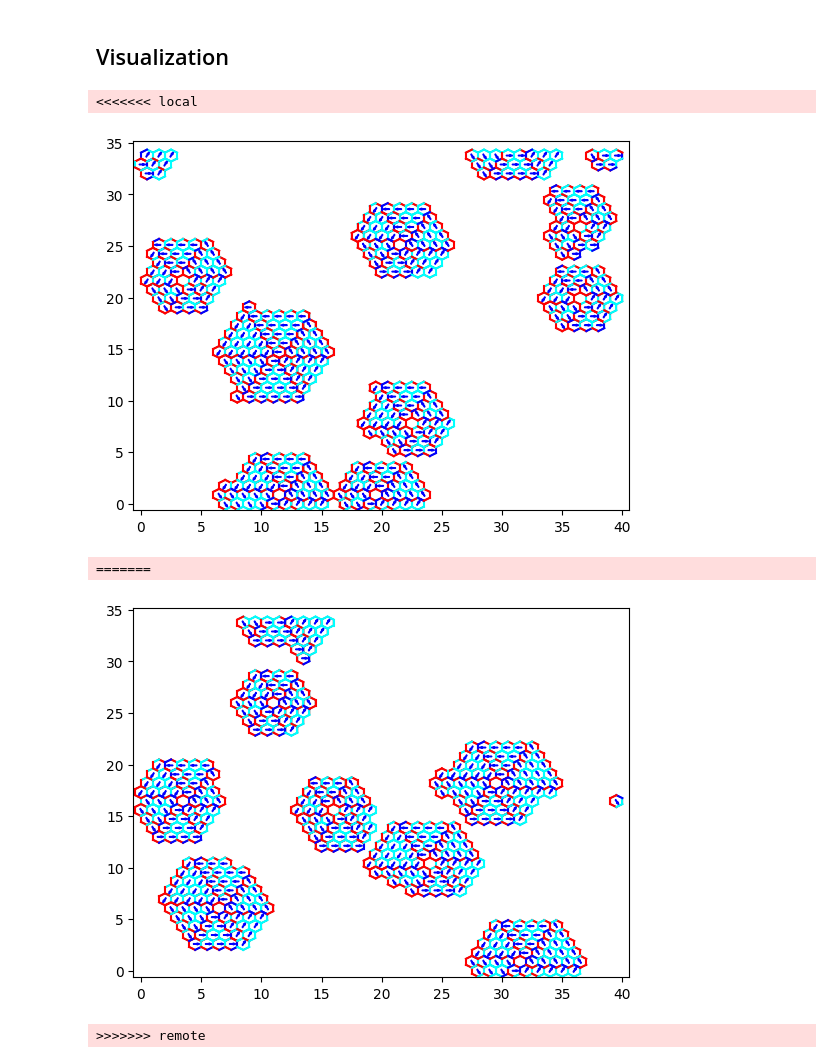
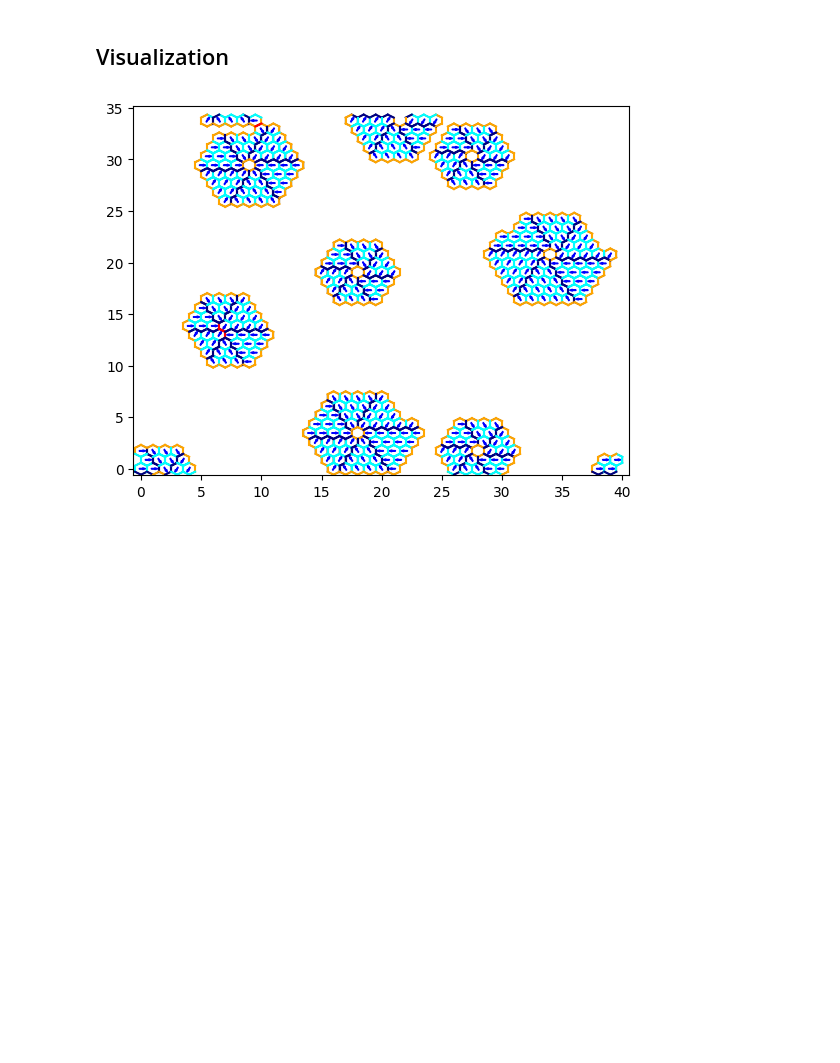
Before and after one commit to Soft-Biophysics-Group/frusa_lattice_mc, a Jupyter notebook: python/examples/triangular/03_camemberts.ipynb, the cells around one changed output. Drawn from its saved outputs; the diff is of its cells as text; code cells hidden in the pictures; blank space fills up the shorter version.

```diff
--- a/python/examples/triangular/03_camemberts.ipynb
+++ b/python/examples/triangular/03_camemberts.ipynb
@@ -158,11 +142,7 @@ make_json_file(mc_params, cfg.input_path/"mc_params.json")
 # %%
 # Run the simulation
 
-<<<<<<< local
-cfg.run_simulation(overwrite=False)
-=======
 cfg.run_simulation(overwrite=True)
->>>>>>> remote
 # %% [output]
 At least one of the output folders is already populated!
 overwrite flag set to True: running anyway.
@@ -186,16 +166,13 @@ Energy at T = 1.05263: -22803.8
 # %%
 import matplotlib.pyplot as plt
 import plotting.plot_tri as pt
 import config as cfg
+from designs.triangular import get_vortex_camembert_colormap
 
 pr = pt.ParticleRepresentation.from_model_file(cfg.input_path/"model_params.json")
 fig, ax = pr.plot_results_arrows(results_folder=structures_path, squared=True)
 # This is a special routine to plot the contacts between particles in a Camembert aggregate.
-pr.plot_all_contacts_camembert(ax, results_folder=structures_path, squared = True)
-# fig.savefig("figures/test_camembert.svg")
+pr.plot_contacts(ax, get_vortex_camembert_colormap(), results_folder=structures_path, squared = True)
+fig.savefig("figures/test_camembert.svg")
 # %% [output]
-<<<<<<< local
-[figure, old version]
+[figure, new version]
-=======
-[figure, removed]
->>>>>>> remote
```
Also changed, not shown: parts of 7 cells of this notebook, 2 other files.
